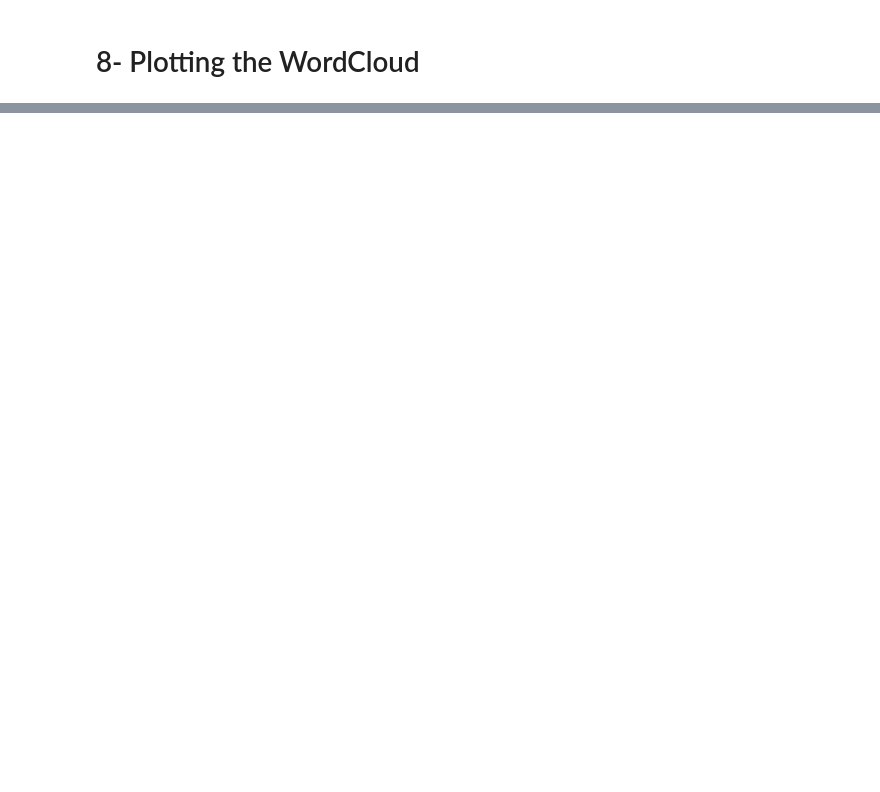
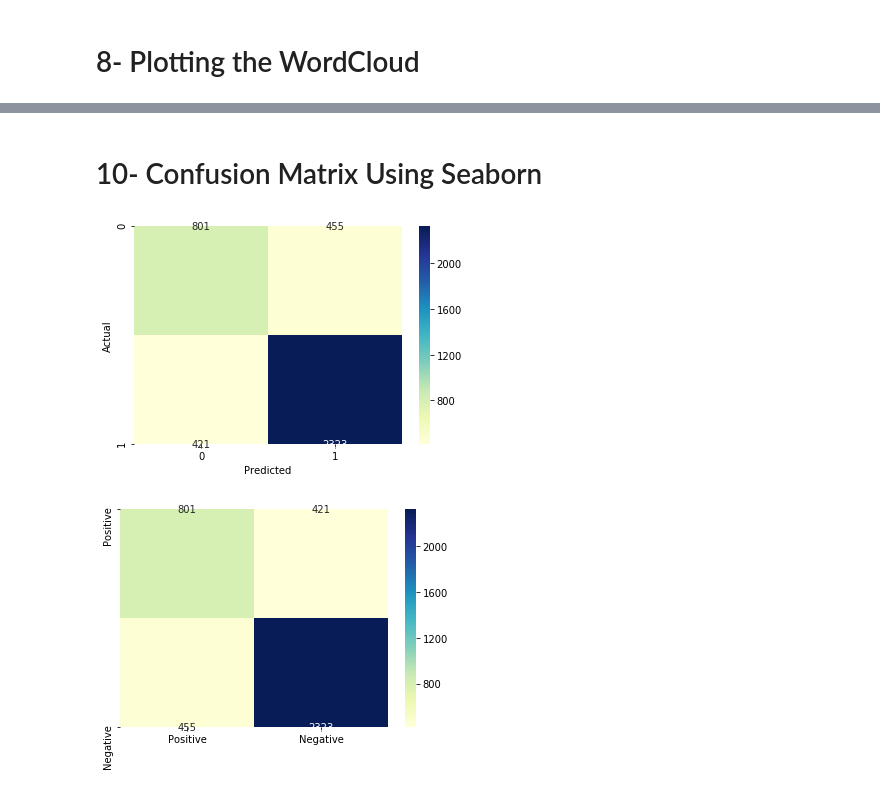
Before and after one commit to AliMohsan/Youtube_Comments_Sentiment_Analysis, a Jupyter notebook: Youtube_Comments_Sentiment_Analysis.ipynb, the cells around one changed output, grey strips where cells are left out. Cells and saved outputs as stored; diff of their text form; code cells hidden in the pictures; blank space fills up the shorter version.

```diff
--- a/Youtube_Comments_Sentiment_Analysis.ipynb
+++ b/Youtube_Comments_Sentiment_Analysis.ipynb
@@ -420,0 +514,22 @@ plot_cloud(wordcloud)
+# %%
+#predict using the saved model
+y_pred=model.predict_classes(X_test)#X_test in place of X_train
+# %%
+#confusion Matrix to LSTM-Classifier
+
+#y_pred=model.predict_classes(X_test) # predict_classes used the round variable values instead of points
+from sklearn.metrics import confusion_matrix
+from sklearn.metrics import accuracy_score
+from sklearn.metrics import classification_report
+import numpy as np
+tests=np.argmax(Y_test, axis=1) # write the Y_test in place of Y_train convert the decimal points to rounded
+# we provide the confusion matrix a rounded value otherwise a classification matrix problem arieses
+cm=confusion_matrix(y_pred, tests)
+print(cm)
+
+pd_cm=pd.DataFrame(cm)
+
+print('Accuracy Score :',accuracy_score(tests, y_pred))
+print('Report : ')
+print(classification_report(tests, y_pred))
+print(pd_cm)
@@ -420,0 +553,27 @@ plot_cloud(wordcloud)
+# %% [markdown]
+<h1> 10- Confusion Matrix Using Seaborn</h1>
+# %%
+#confusion matrix by seaborn
+import pandas as pd
+import seaborn as sn
+import matplotlib.pyplot as plt
+
+data = {'y_Actual':    tests,
+        'y_Predicted': y_pred,
+        }
+
+df = pd.DataFrame(data, columns=['y_Actual','y_Predicted', 'Lables'])
+df.head()
+confusion_matrix = pd.crosstab(df['y_Actual'], df['y_Predicted'],rownames=['Actual'],colnames=['Predicted'])
+confusion_matrix
+sn.heatmap(confusion_matrix, annot=True,fmt="d", cmap="YlGnBu")
+plt.savefig('save_as_a_png.png')
+plt.show()
+
+pd_cm.columns=["Positive","Negative"]
+pd_cm.index=["Positive","Negative"]
+sn.heatmap(pd_cm, annot=True,fmt="d", cmap="YlGnBu")
+plt.savefig("cm.png" ,dpi=300, bbox_inches='tight')
+# %% [output]
+[figure, added]
+[figure, added]
```
Also changed, not shown: parts of 19 cells of this notebook, 1 other file.
